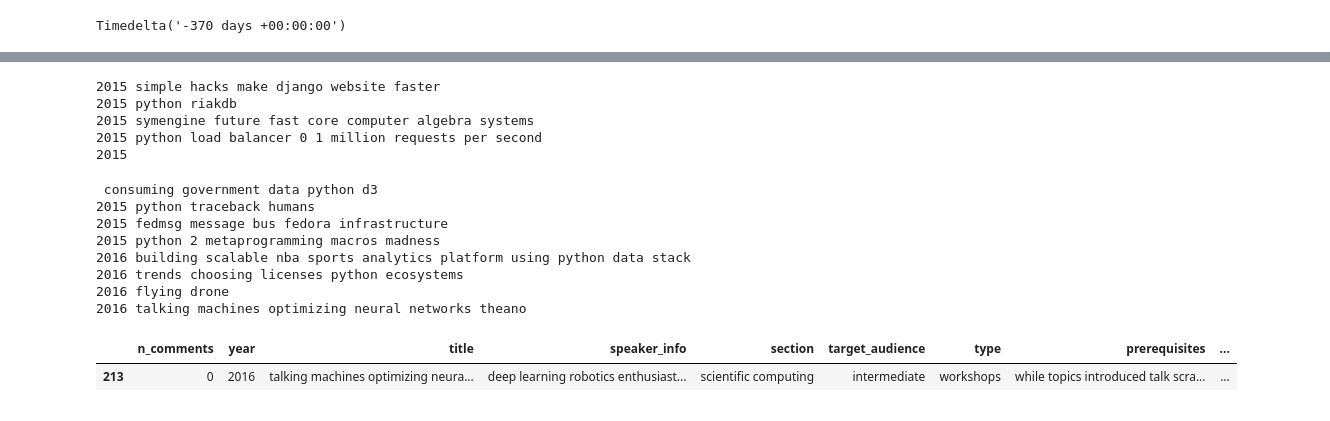
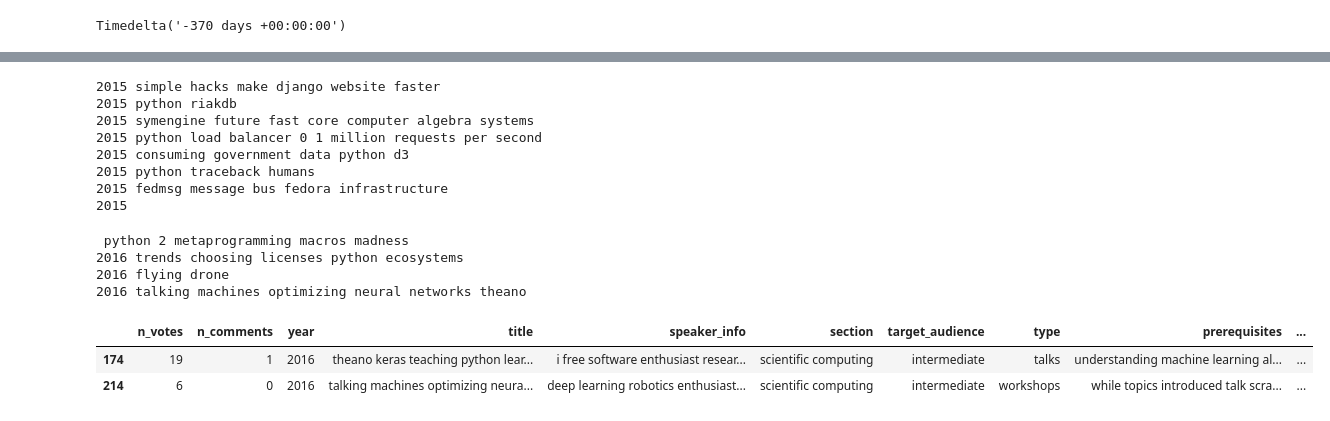
Before and after one commit to motherbox/sentinel, a Jupyter notebook: scripts/preprocessing.ipynb, the cells around one changed output, grey strips where cells are left out. Drawn from its saved outputs; the diff is of its cells as text; code cells hidden in the pictures.

```diff
--- a/scripts/preprocessing.ipynb
+++ b/scripts/preprocessing.ipynb
@@ -133,7 +133,6 @@ sel_2015 = """
         """
 
 sel_2016 = """
-        building a scalable nba sports analytics platform using python data stack
         hacking the python ast
         helix and salt: case study in high volume and distributed python applications
         realtime microservices with server side flux
@@ -195,18 +194,18 @@ for proposal in sel_2016:
 2015 python riakdb
 2015 symengine future fast core computer algebra systems
 2015 python load balancer 0 1 million requests per second
+2015 consuming government data python d3
+2015 python traceback humans
+2015 fedmsg message bus fedora infrastructure
 2015
- consuming government data python d3
-2015 python traceback humans
-2015 fedmsg message bus fedora infrastructure
-2015 python 2 metaprogramming macros madness
-2016 building scalable nba sports analytics platform using python data stack
+ python 2 metaprogramming macros madness
 2016 trends choosing licenses python ecosystems
 2016 flying drone
 2016 talking machines optimizing neural networks theano
 # %%
-df[df.year == 2016][df.title.str.contains("talking.*machines")]
+df[df.year == 2016][df.title.str.contains("theano", case=False)]
 # %% [output]
-|  | n_comments | year | title | speaker_info | section | target_audience | type | prerequisites | ... |
-| 213 | 0 | 2016 | talking machines optimizing neura... | deep learning robotics enthusiast... | scientific computing | intermediate | workshops | while topics introduced talk scra... | ... |
+|  | n_votes | n_comments | year | title | speaker_info | section | target_audience | type | prerequisites | ... |
+| 174 | 19 | 1 | 2016 | theano keras teaching python lear... | i free software enthusiast resear... | scientific computing | intermediate | talks | understanding machine learning al... | ... |
+| 214 | 6 | 0 | 2016 | talking machines optimizing neura... | deep learning robotics enthusiast... | scientific computing | intermediate | workshops | while topics introduced talk scra... | ... |
 # %%
```
Also changed, not shown: parts of 9 cells of this notebook, 4 other files.
